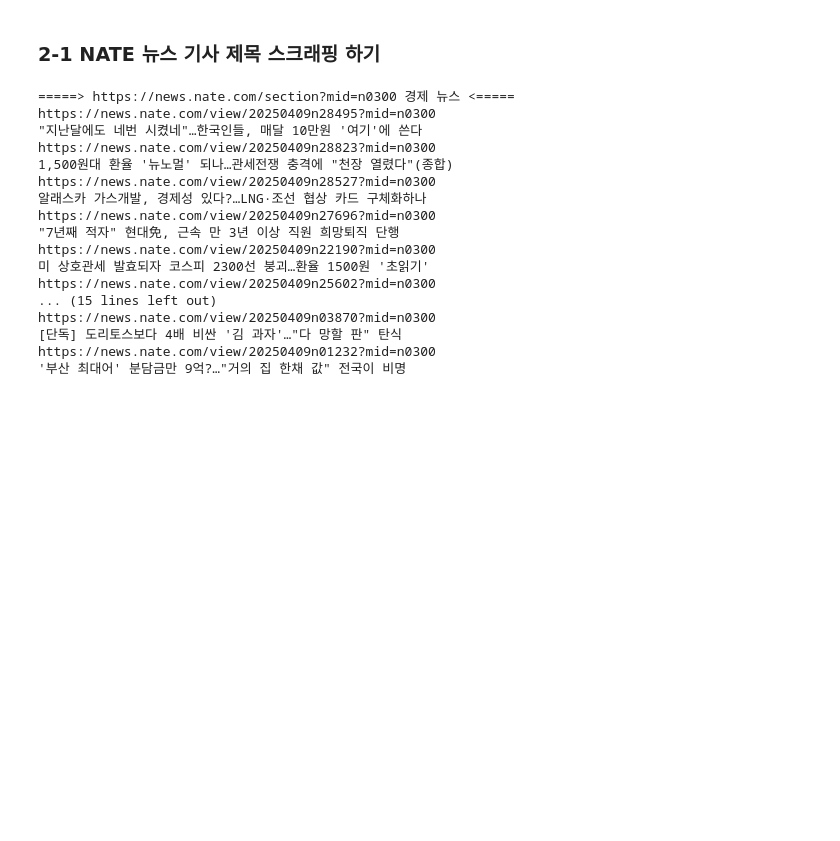
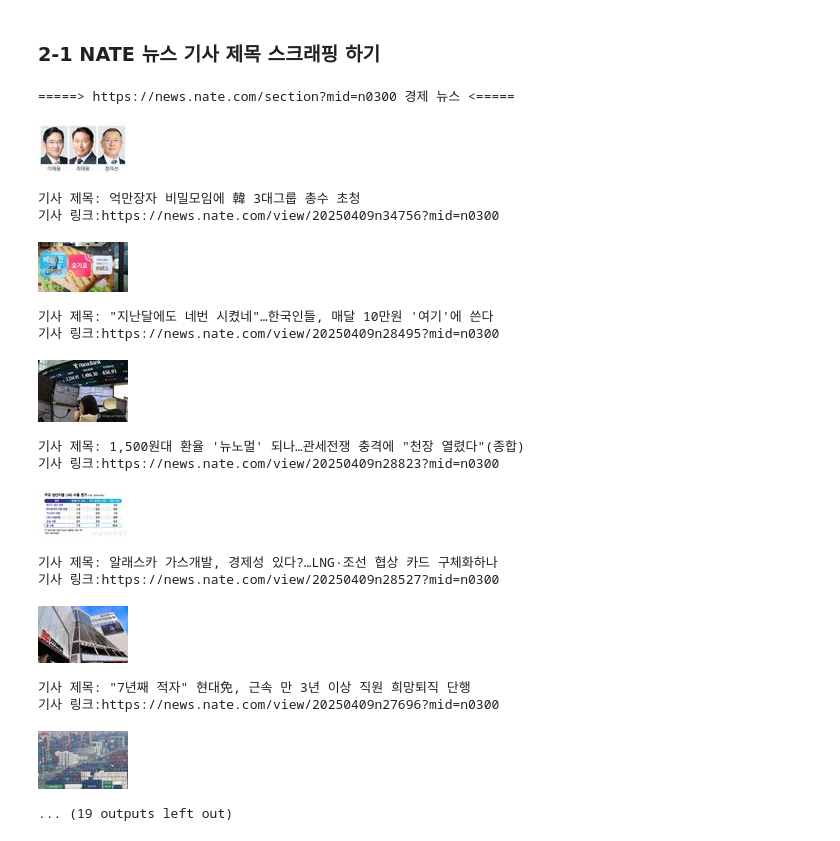
Before and after one commit to minju3212/Python_Webscraping_Analysis, a Jupyter notebook: 01_news_scrapping.ipynb, the cells around one changed output. Drawn from its saved outputs; the diff is of its cells as text; code cells hidden in the pictures; blank space fills up the shorter version.

```diff
--- a/01_news_scrapping.ipynb
+++ b/01_news_scrapping.ipynb
@@ -142,6 +142,7 @@ https://v.daum.net/v/20250409195537237
 import requests
 from bs4 import BeautifulSoup
 from urllib.parse import urljoin
+from IPython.display import Image, display
 
 section_dict = {
     '최신뉴스': 'recent?mid=n0100',
@@ -151,55 +152,86 @@ section_dict = {
     '세계': 'section?mid=n0500',
     'IT/과학': 'section?mid=n0600',
 }
+
+def display_image_from_url(img_url):
+    try:
+        response = requests.get(img_url, stream=True)
+        if response.ok:
+            image = Image(response.content)
+            display(image)
+        else:
+            print("이미지를 가져오는 데 실패했습니다:", img_url)
+    except Exception as e:
+        print("이미지를 로드하는 도중 오류가 발생했습니다:", e)
+
+
 
 def print_news(name):
     section = section_dict.get(name)
     if section is None:
         print('요청하신 Key가 없습니다.')
     else:
         url = f"https://news.nate.com/{section}"
         print(f'=====> {url} {name} 뉴스 <=====')
 
         req_header = {
             'user-agent' : 'Mozilla/5.0 (Windows NT 10.0; Win64; x64) AppleWebKit/537.36 (KHTML, like Gecko) Chrome/135.0.0.0 Safari/537.36'
         }
 
         res = requests.get(url, headers=req_header)
 
         if res.ok:
             html = res.text
             soup = BeautifulSoup(html, 'html.parser')
             div_tag_list = soup.select("div.mlt01")
             #print(len(div_tag_list))
             for div_tag in div_tag_list:
-                a_tag = div_tag.find('a')
                 base_url = "https:"
-                relative_link = a_tag['href']
-                link = urljoin(base_url, relative_link)
-                print(link)
+
+                img_tag = div_tag.find('img')
+                if img_tag and 'src' in img_tag.attrs:
+                    img_relative_link = img_tag['src']
+                    img_link = urljoin(base_url, img_relative_link)
+                    display_image_from_url(img_link)
+                else:
+                    print("이미지 url 없음")
+
 
                 h2_tag = div_tag.select_one('div.mlt01 h2.tit')
-                title = h2_tag.text.strip()
-                print(title)
+                if h2_tag:
+                    title = h2_tag.text.strip()
+                    print(f"기사 제목: {title}")
+                else:
+                    print("기사 제목: 없음")
+
+                a_tag = div_tag.find('a')
+                if a_tag and 'href' in a_tag.attrs:
+                    a_relative_link = a_tag['href']
+                    a_link = urljoin(base_url, a_relative_link)
+                    print(f"기사 링크:{a_link}")
+                else:
+                    print("기사 링크: 없음")
+
         else:
             print(f'Error code = {res.status_code}')
 
 print_news('경제')
 # %% [output]
 =====> https://news.nate.com/section?mid=n0300 경제 뉴스 <=====
-https://news.nate.com/view/20250409n28495?mid=n0300
-"지난달에도 네번 시켰네"…한국인들, 매달 10만원 '여기'에 쓴다
-https://news.nate.com/view/20250409n28823?mid=n0300
-1,500원대 환율 '뉴노멀' 되나…관세전쟁 충격에 "천장 열렸다"(종합)
-https://news.nate.com/view/20250409n28527?mid=n0300
-알래스카 가스개발, 경제성 있다?…LNG·조선 협상 카드 구체화하나
-https://news.nate.com/view/20250409n27696?mid=n0300
-"7년째 적자" 현대免, 근속 만 3년 이상 직원 희망퇴직 단행
-https://news.nate.com/view/20250409n22190?mid=n0300
-미 상호관세 발효되자 코스피 2300선 붕괴…환율 1500원 '초읽기'
-https://news.nate.com/view/20250409n25602?mid=n0300
-... (15 lines left out)
-https://news.nate.com/view/20250409n03870?mid=n0300
-[단독] 도리토스보다 4배 비싼 '김 과자'…"다 망할 판" 탄식
-https://news.nate.com/view/20250409n01232?mid=n0300
-'부산 최대어' 분담금만 9억?…"거의 집 한채 값" 전국이 비명
+[figure, added]
+기사 제목: 억만장자 비밀모임에 韓 3대그룹 총수 초청
+기사 링크:https://news.nate.com/view/20250409n34756?mid=n0300
+[figure, added]
+기사 제목: "지난달에도 네번 시켰네"…한국인들, 매달 10만원 '여기'에 쓴다
+기사 링크:https://news.nate.com/view/20250409n28495?mid=n0300
+[figure, added]
+기사 제목: 1,500원대 환율 '뉴노멀' 되나…관세전쟁 충격에 "천장 열렸다"(종합)
+기사 링크:https://news.nate.com/view/20250409n28823?mid=n0300
+[figure, added]
+기사 제목: 알래스카 가스개발, 경제성 있다?…LNG·조선 협상 카드 구체화하나
+기사 링크:https://news.nate.com/view/20250409n28527?mid=n0300
+[figure, added]
+기사 제목: "7년째 적자" 현대免, 근속 만 3년 이상 직원 희망퇴직 단행
+기사 링크:https://news.nate.com/view/20250409n27696?mid=n0300
+[figure, added]
+... (19 outputs left out)
```
